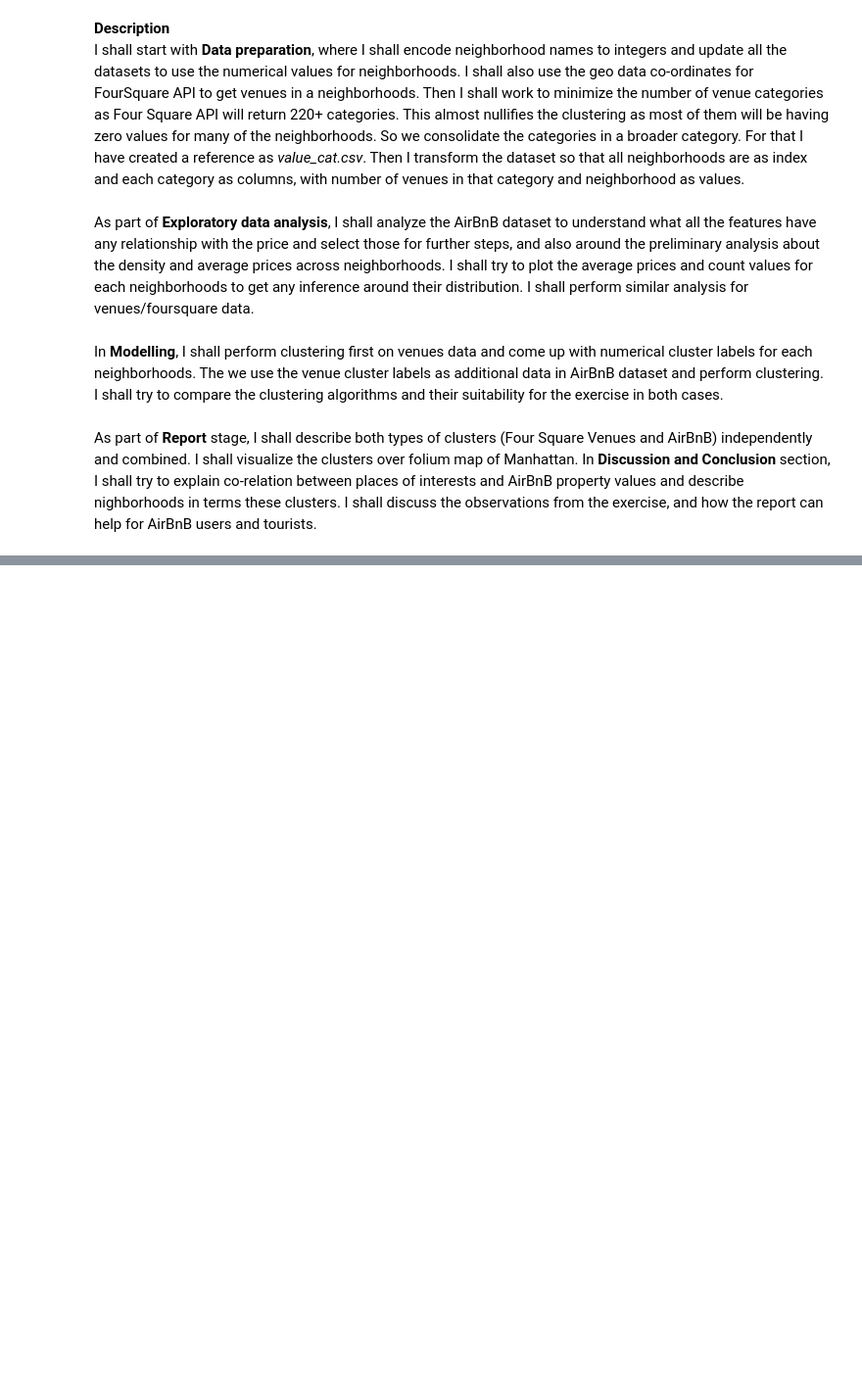
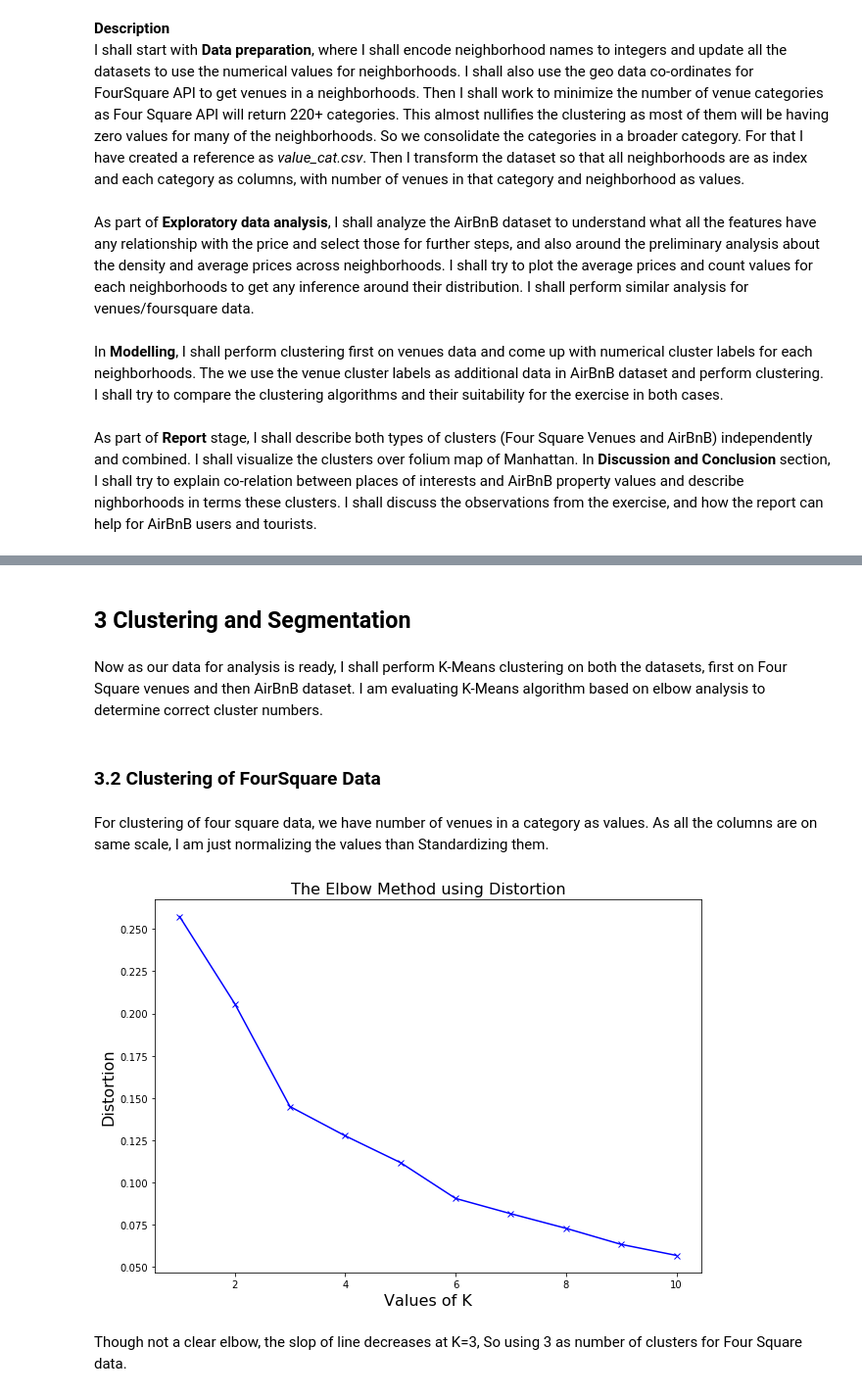
Before and after one commit to K2Prasanna/Coursera_Capstone, a Jupyter notebook: Capstone-Project.ipynb, the cells around one changed output, grey strips where cells are left out. Shown at 98% size. Cells and saved outputs as stored; diff of their text form; code cells hidden in the pictures; blank space fills up the shorter version.

```diff
--- a/Capstone-Project.ipynb
+++ b/Capstone-Project.ipynb
@@ -83,0 +495,29 @@ As part of __Report__ stage, I shall describe both types of clusters (Four Squar
+# %% [markdown]
+## 3 Clustering and Segmentation
+# %% [markdown]
+Now as our data for analysis is ready, I shall perform K-Means clustering on both the datasets, first on Four Square venues and then AirBnB dataset. I am evaluating K-Means algorithm based on elbow analysis to determine correct cluster numbers.
+# %%
+def evaluate_K_means(x_scaled,k_range):
+    k_distortion = []
+    for kclusters in k_range:
+        kmeanModel = KMeans(init='k-means++',n_clusters=kclusters, random_state=0).fit(x_scaled)
+        k_distortion.append(sum(np.min(cdist(x_scaled, kmeanModel.cluster_centers_,
+                     'euclidean'),axis=1)) / x_scaled.shape[0])
+    plt.figure(figsize=(10, 7))
+    plt.plot(k_range, k_distortion, 'bx-')
+    plt.xlabel('Values of K')
+    plt.ylabel('Distortion')
+    plt.title('The Elbow Method using Distortion')
+    plt.show()
+# %% [markdown]
+### 3.2 Clustering of FourSquare Data
+# %% [markdown]
+For clustering of four square data, we have number of venues in a category as values. As all the columns are on same scale, I am just normalizing the values than Standardizing them.
+# %%
+manhattan_venues_md = manhattan_venues_master.drop(columns=['Neighborhood','Neighborhood_code','Venue_Cluster','Venue_Cluster_optics'],errors='ignore')
+x_scaled_fs = preprocessing.normalize(manhattan_venues_md)
+evaluate_K_means(x_scaled_fs,range(1,11))
+# %% [output]
+[figure, added]
+# %% [markdown]
+Though not a clear elbow, the slop of line decreases at K=3, So using 3 as number of clusters for Four Square data.
```
Also changed, not shown: parts of 54 cells of this notebook.
